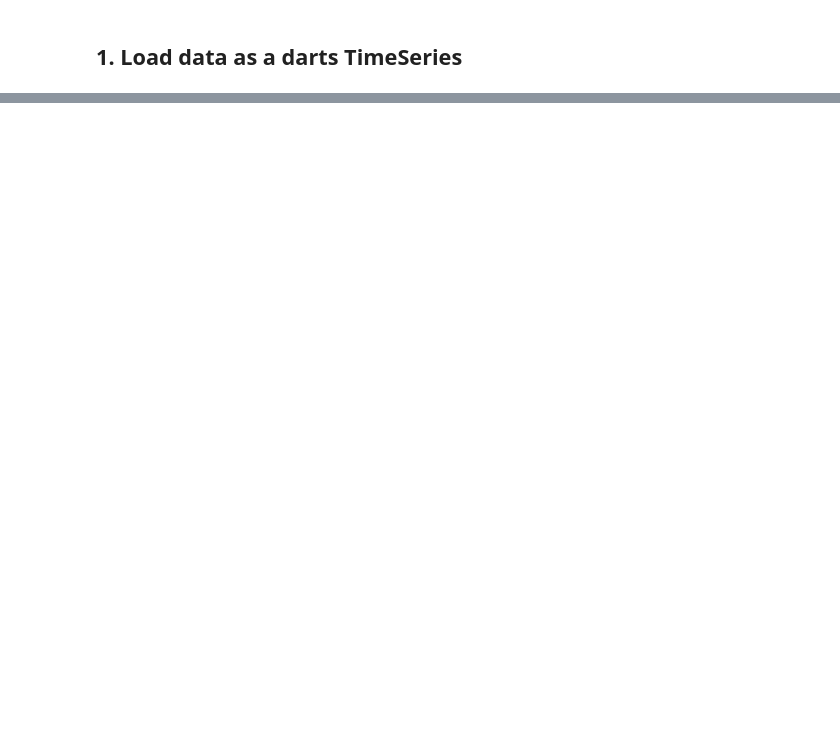
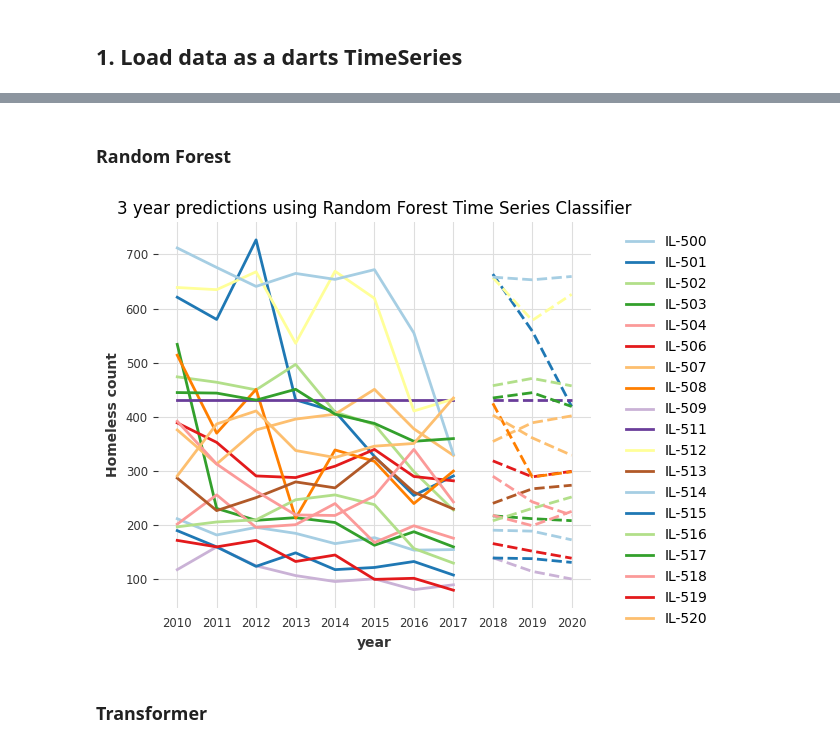
Before and after one commit to atharvanaik10/cs498-css, a Jupyter notebook: time_series.ipynb, the cells around one changed output, grey strips where cells are left out. Saved outputs shown, nothing was run; the diff lists cells and outputs as text; code cells hidden in the pictures; blank space fills up the shorter version.

```diff
--- a/time_series.ipynb
+++ b/time_series.ipynb
@@ -39,0 +113,38 @@ series_group = TimeSeries.from_group_dataframe(df, group_cols="cocnumber", value
+# %% [markdown]
+### Random Forest
+# %%
+models = []
+forecasts = []
+
+count = 0
+palette = sns.color_palette("Paired", 20)  # Generate 15 distinct colors
+plt.rcParams['axes.prop_cycle'] = plt.cycler(color=palette)
+color_cycle = plt.rcParams['axes.prop_cycle'].by_key()['color']
+
+for ts in series_group:
+    target = ts['pit_tot_hless_pit_hud']
+    covariates = ts[selected_covariates]
+
+    model = RandomForest(lags_past_covariates=1, n_estimators=100, output_chunk_length=6)
+    model.fit(series=target, past_covariates=covariates)
+
+    models.append(model)
+
+    forecast = model.predict(n=3)
+    forecasts.append(forecast)
+
+    color = color_cycle[count % len(color_cycle)]
+    target.plot(label=label_encoder.inverse_transform([count])[0], color=color)
+    forecast.plot(label='_', ls='--', color=color)
+
+    count += 1
+
+plt.title("3 year predictions using Random Forest Time Series Classifier")
+plt.legend(bbox_to_anchor=(1.05, 1.0), loc='upper left')
+plt.ylabel("Homeless count")
+plt.tight_layout()
+plt.show()
+# %% [output]
+[figure, added]
+# %% [markdown]
+### Transformer
```
Also changed, not shown: parts of 6 cells of this notebook, 4 other files.
